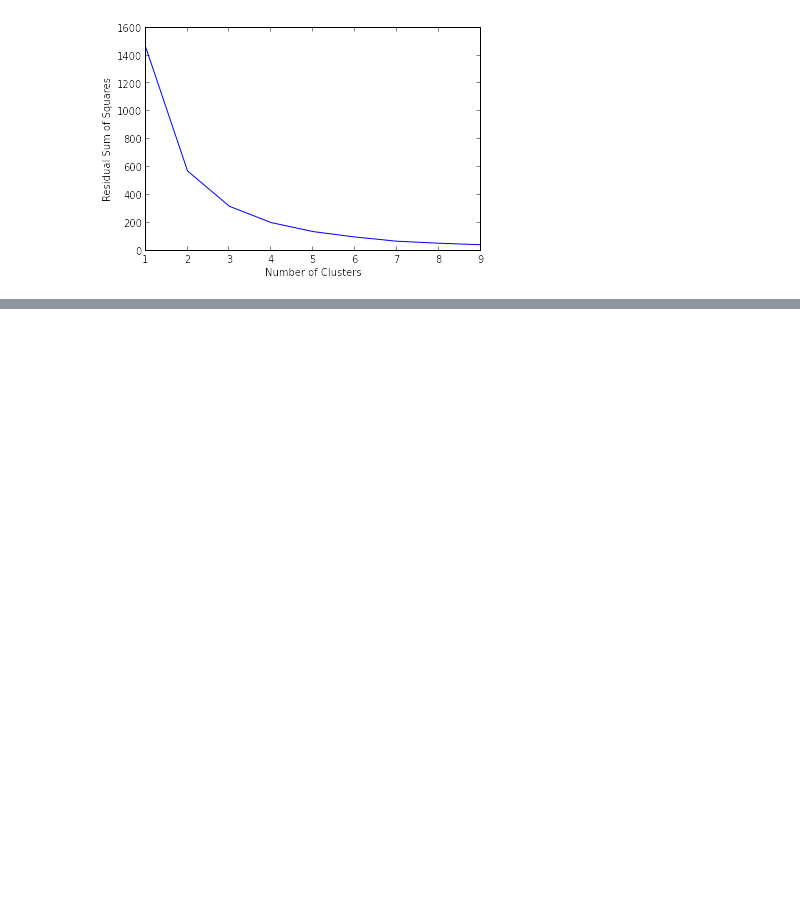
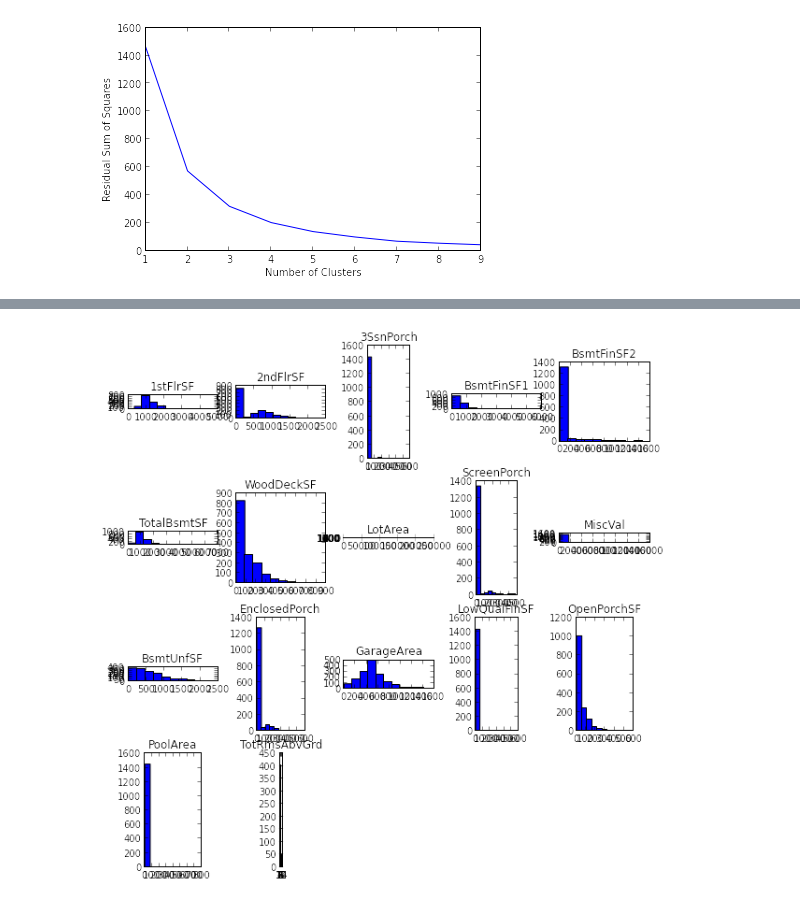
Before and after one commit to takoloco/w207, a Jupyter notebook: final/tako_hisada_housing-prices.ipynb, the cells around one changed output, grey strips where cells are left out. Drawn from its saved outputs; the diff is of its cells as text; code cells hidden in the pictures; blank space fills up the shorter version.

```diff
--- a/final/tako_hisada_housing-prices.ipynb
+++ b/final/tako_hisada_housing-prices.ipynb
@@ -176,3 +224,18 @@ categorical_predictors = train_data.columns.difference(numeric_predictors)
+# %%
+# Initialize plt
+fig = plt.figure(figsize=(10, 10))
+
+# Initialize count
+count = 1
+
+# Plot the figures
+for numeric_predictor in numeric_predictors:
+    ax = fig.add_subplot(4, 5, count, adjustable='box', aspect='equal')
+    ax.hist(train_data[numeric_predictor])
+    ax.set_title(numeric_predictor)
+    count = count +1
+# %% [output]
+[figure, added]
 # %%
 train_data[categorical_predictors].head().T
 # %% [output]
```
Also changed, not shown: parts of 24 cells of this notebook.
